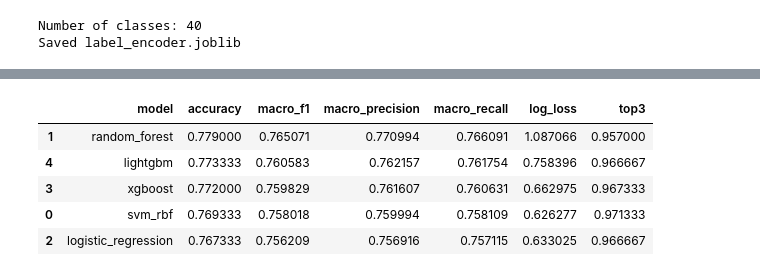
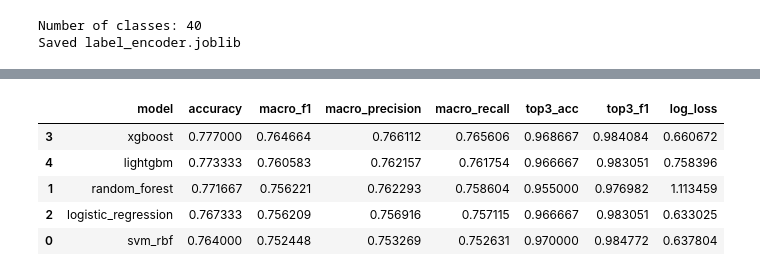
Before and after one commit to MrBeastGamerZz/Career_Prediction_CapstoneProject, a Jupyter notebook: career_prediction.ipynb, the cells around one changed output, grey strips where cells are left out. Saved outputs shown, nothing was run; the diff lists cells and outputs as text; code cells hidden in the pictures.

```diff
--- a/career_prediction.ipynb
+++ b/career_prediction.ipynb
@@ -579,12 +696,15 @@ RandomForest VAL results: {'accuracy': 0.779, 'macro_f1': 0.765070585192801, 'ma
 # %%
 # Logistic Regression model + results
 lr_model = LogisticRegression(
-    max_iter=2000,
-    class_weight="balanced"
+    C=1.0,
+    solver="lbfgs",
+    penalty="l2",
+    class_weight="balanced",
+    max_iter=4000,
 )
 
-lr_metrics, lr_fitted = eval_on_val(
+lr_metrics, lr_fitted = eval_on_val_metrics(
     lr_model, X_train_proc, y_train_enc, X_val_proc, y_val_enc, k=3
 )
-print("LogisticRegression VAL results:", lr_metrics)
+print_metrics_list("LogisticRegression results", lr_metrics)
 # %% [output]
@@ -650,20 +780,32 @@ LightGBM VAL results: {'accuracy': 0.7733333333333333, 'macro_f1': 0.76058274509
 # %%
 # Compare models
-results = []
-results.append({"model": "svm_rbf", **svm_metrics})
-results.append({"model": "random_forest", **rf_metrics})
-results.append({"model": "logistic_regression", **lr_metrics})
-results.append({"model": "xgboost", **xgb_metrics})
-results.append({"model": "lightgbm", **lgbm_metrics})
+results = [
+    {"model": "svm_rbf", **svm_metrics},
+    {"model": "random_forest", **rf_metrics},
+    {"model": "logistic_regression", **lr_metrics},
+    {"model": "xgboost", **xgb_metrics},
+    {"model": "lightgbm", **lgbm_metrics},
+]
 
 results_df = pd.DataFrame(results).sort_values("macro_f1", ascending=False)
-preferred_cols = ["model", "accuracy", "macro_f1", "macro_precision", "macro_recall", "log_loss", "top3"]
+preferred_cols = [
+    "model",
+    "accuracy",
+    "macro_f1",
+    "macro_precision",
+    "macro_recall",
+    "top3_acc",
+    "top3_f1",
+    "log_loss",
+]
 results_df = results_df[[c for c in preferred_cols if c in results_df.columns]]
+
 display(results_df)
+# display(results_df.sort_values("top3_acc", ascending=False))
 # %% [output]
-|  | model | accuracy | macro_f1 | macro_precision | macro_recall | log_loss | top3 |
-| 1 | random_forest | 0.779000 | 0.765071 | 0.770994 | 0.766091 | 1.087066 | 0.957000 |
-| 4 | lightgbm | 0.773333 | 0.760583 | 0.762157 | 0.761754 | 0.758396 | 0.966667 |
-| 3 | xgboost | 0.772000 | 0.759829 | 0.761607 | 0.760631 | 0.662975 | 0.967333 |
-| 0 | svm_rbf | 0.769333 | 0.758018 | 0.759994 | 0.758109 | 0.626277 | 0.971333 |
-| 2 | logistic_regression | 0.767333 | 0.756209 | 0.756916 | 0.757115 | 0.633025 | 0.966667 |
+|  | model | accuracy | macro_f1 | macro_precision | macro_recall | top3_acc | top3_f1 | log_loss |
+| 3 | xgboost | 0.777000 | 0.764664 | 0.766112 | 0.765606 | 0.968667 | 0.984084 | 0.660672 |
+| 4 | lightgbm | 0.773333 | 0.760583 | 0.762157 | 0.761754 | 0.966667 | 0.983051 | 0.758396 |
+| 1 | random_forest | 0.771667 | 0.756221 | 0.762293 | 0.758604 | 0.955000 | 0.976982 | 1.113459 |
+| 2 | logistic_regression | 0.767333 | 0.756209 | 0.756916 | 0.757115 | 0.966667 | 0.983051 | 0.633025 |
+| 0 | svm_rbf | 0.764000 | 0.752448 | 0.753269 | 0.752631 | 0.970000 | 0.984772 | 0.637804 |
```
Also changed, not shown: parts of 26 cells of this notebook, 19 other files.
